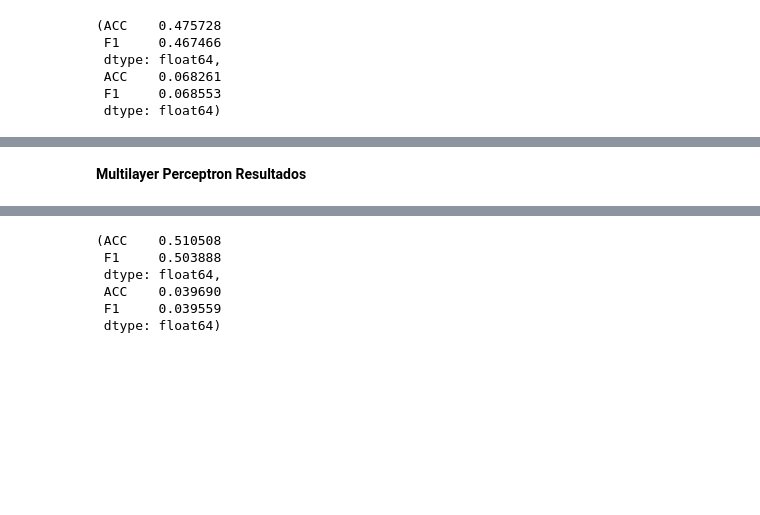
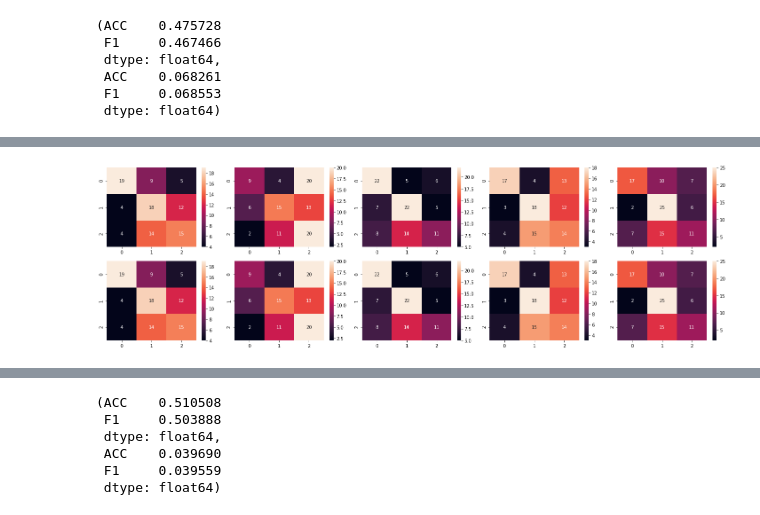
Before and after one commit to BrunoHenriqueLiradosAnjos/projeto_aprendizagem_de_maquina, a Jupyter notebook: Projeto.ipynb, the cells around one changed output, grey strips where cells are left out. Drawn from its saved outputs; the diff is of its cells as text; code cells hidden in the pictures; blank space fills up the shorter version.

Commit message:
GS para Decisoin tree e MLP

```diff
--- a/Projeto.ipynb
+++ b/Projeto.ipynb
@@ -154,6 +167,8 @@ metrics = ["ACC","F1"]
 
 df_knn = pd.DataFrame(columns=metrics)
 matriz_knn = []
+matriz_tree = []
+matriz_mlp = []
 
 
 df_tree = pd.DataFrame(columns=metrics)
@@ -169,19 +184,24 @@ for train_index, test_index in kf.split(X,y):
     y_train, y_test = y[train_index], y[test_index]
 
 
-    model = otimizadorDeHype("knn",X_train,y_train)
-    knn_line, matrix = classificador(model,X_train, X_test,y_train, y_test)
-    df_knn = df_knn.append(knn_line, ignore_index=True)
-    matriz_knn.append(matrix)
-
-
-    #model = DecisionTreeClassifier()
-    #df_tree,matrix = df_tree.append(classificador(model,X_train, X_test,y_train, y_test), ignore_index=True)
+    #model = otimizadorDeHype("knn",X_train,y_train)
+    #line, matrix = classificador(model,X_train, X_test,y_train, y_test)
+    #df_knn = df_knn.append(line, ignore_index=True)
+    #matriz_knn.append(matrix)
 
 
 
-    #model = otimizadorDeHype("mlp",X_train,y_train)
-    #df_mlp,matrix  = df_mlp.append(classificador(model,X_train, X_test,y_train, y_test), ignore_index=True)
+    #model = otimizadorDeHype("df",X_train,y_train)
+    #line, matrix = classificador(model,X_train, X_test,y_train, y_test)
+    #df_tree = df_tree.append(line, ignore_index=True)
+    #matriz_tree.append(matrix)
+
+
+
+    model = otimizadorDeHype("mlp",X_train,y_train)
+    line, matrix = classificador(model,X_train, X_test,y_train, y_test)
+    df_mlp = df_mlp.append(line, ignore_index=True)
+    matriz_mlp.append(matrix)
 
 
 
@@ -242,3 +276,11 @@ df_tree.mean(),df_tree.std()
  dtype: float64)
-# %% [markdown]
-**Multilayer Perceptron Resultados**
+# %%
+sns.color_palette("coolwarm", as_cmap=True)
+fig, axes = plt.subplots(nrows=2, ncols=5, figsize=(20,6))
+for i in range(5):
+    for j in range(2):
+        sns.heatmap(matriz_tree[i], annot=True, ax = axes[j][i])
+
+plt.tight_layout()
+# %% [output]
+[figure, added]
```
Also changed, not shown: parts of 22 cells of this notebook.
